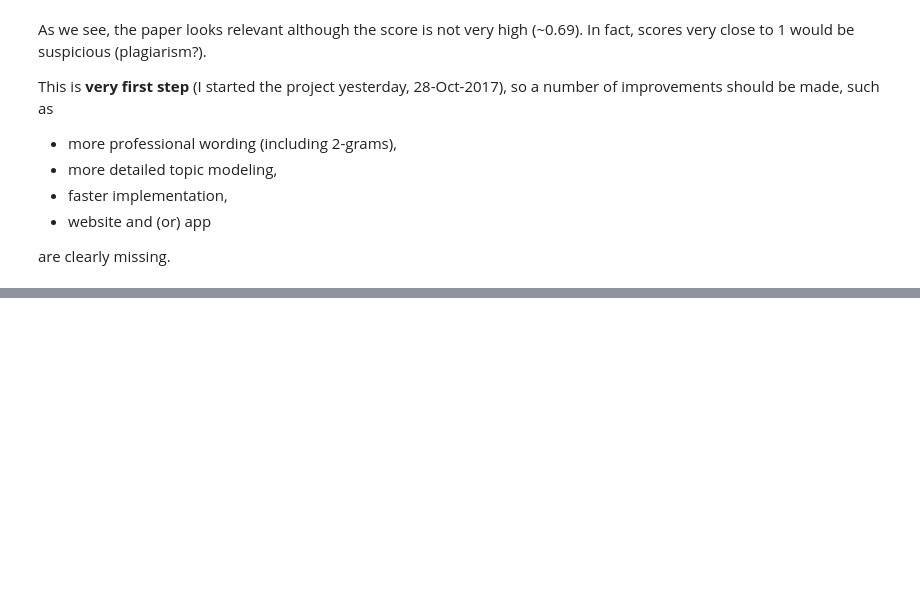
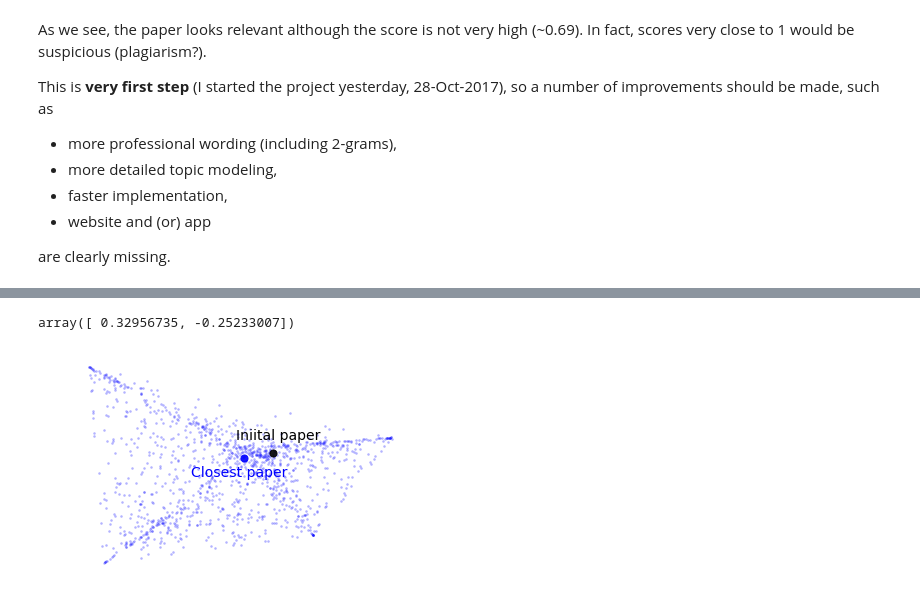
Before and after one commit to Dima806/arXiv-LdaModel-classifier, a Jupyter notebook: arXiv-LdaModel-classifier-example.ipynb, the cells around one changed output, grey strips where cells are left out. Saved outputs shown, nothing was run; the diff lists cells and outputs as text; code cells hidden in the pictures; blank space fills up the shorter version.

```diff
--- a/arXiv-LdaModel-classifier-example.ipynb
+++ b/arXiv-LdaModel-classifier-example.ipynb
@@ -208,0 +253,4 @@ are clearly missing.
+# %%
+from sklearn.decomposition import PCA
+pca = PCA(n_components=2, random_state=0)
+pca.fit(papers_df)
@@ -208,0 +260,2 @@ are clearly missing.
+# %%
+papers_pca = pca.transform(papers_df)
@@ -208,0 +275,23 @@ are clearly missing.
+# %%
+papers_pca[0]
+# %% [output]
+array([ 0.32956735, -0.25233007])
+# %%
+# plot each 20th paper:
+for i in range(1, len(papers_pca), 20):
+    plt.scatter(papers_pca[i][0], papers_pca[i][1], alpha=0.2, s=3, c='blue')
+# plot
+plt.scatter(papers_pca[best_i][0], papers_pca[best_i][1], alpha=0.9, s=50, c='blue')
+# plot
+new_doc_df = pd.DataFrame(topic_distribution(new_doc))
+plt.scatter(pca.transform(new_doc_df.T)[0][0], pca.transform(new_doc_df.T)[0][1], alpha=0.9, s=50, c='black')
+plt.tick_params(axis ='both', which='major', length=0)
+plt.tick_params(axis ='both', which='minor', length=0)
+plt.axis('off')
+plt.figtext(x=0.60, y=0.59, s='Iniital paper', ha='center', size=14, color='black')
+plt.figtext(x=0.51, y=0.46, s='Closest paper', ha='center', size=14, color='blue')
+plt.savefig("visual-2.pdf", format="pdf", transparent=True,rasterized=True,dpi=300)
+
+plt.show()
+# %% [output]
+[figure, added]
```
Also changed, not shown: parts of 8 cells of this notebook, 1 other file.
